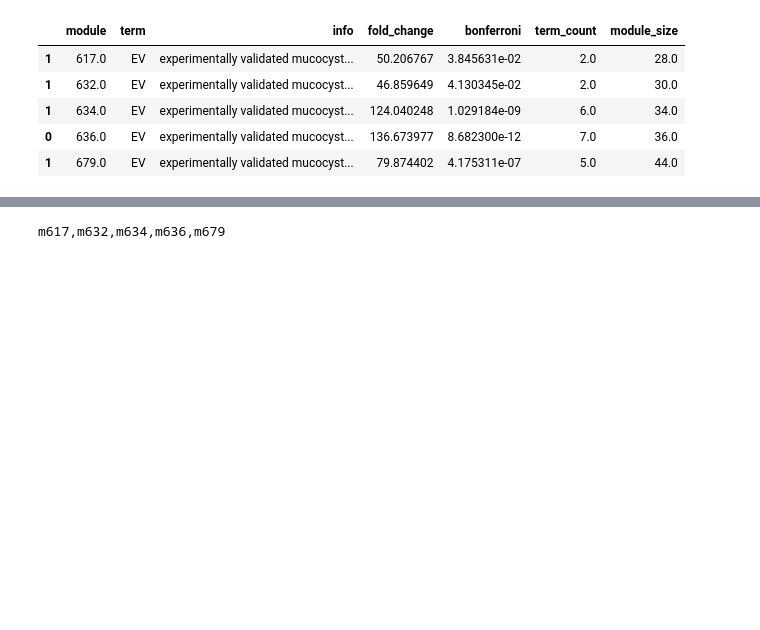
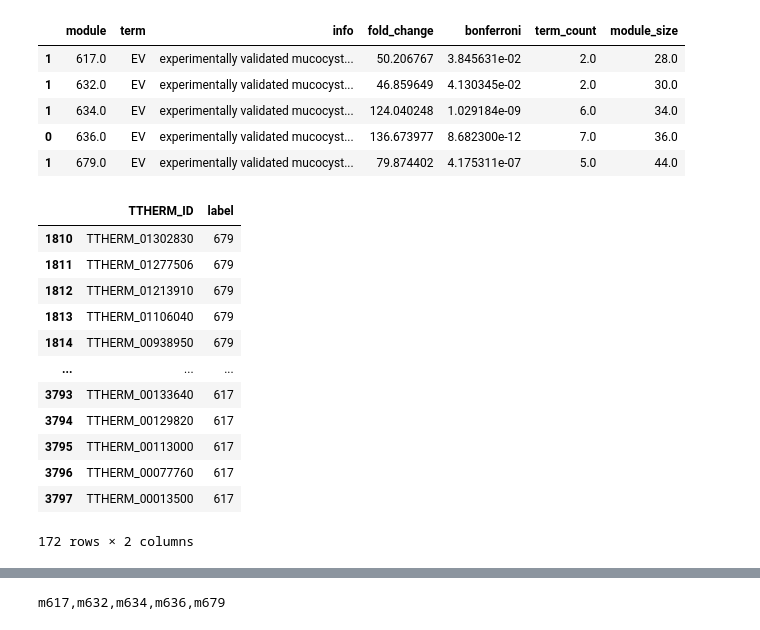
Before and after one commit to ltsypin/TGNE-2022, a Jupyter notebook: TGNE/embedding/enrichment_analysis.ipynb, the cells around one changed output, grey strips where cells are left out. Drawn from its saved outputs; the diff is of its cells as text; code cells hidden in the pictures; blank space fills up the shorter version.

```diff
--- a/TGNE/embedding/enrichment_analysis.ipynb
+++ b/TGNE/embedding/enrichment_analysis.ipynb
@@ -536,3 +556,19 @@ rna_seq_enrich.loc[rna_seq_enrich['term'].isin(['EV'])]
 | 1 | 634.0 | EV | experimentally validated mucocyst... | 124.040248 | 1.029184e-09 | 6.0 | 34.0 |
 | 0 | 636.0 | EV | experimentally validated mucocyst... | 136.673977 | 8.682300e-12 | 7.0 | 36.0 |
 | 1 | 679.0 | EV | experimentally validated mucocyst... | 79.874402 | 4.175311e-07 | 5.0 | 44.0 |
+# %%
+rna_seq.loc[rna_seq['label'].isin([int(m) for m in rna_seq_enrich.loc[rna_seq_enrich['term'].isin(['EV'])]['module'].values])]
+# %% [output]
+|  | TTHERM_ID | label |
+| 1810 | TTHERM_01302830 | 679 |
+| 1811 | TTHERM_01277506 | 679 |
+| 1812 | TTHERM_01213910 | 679 |
+| 1813 | TTHERM_01106040 | 679 |
+| 1814 | TTHERM_00938950 | 679 |
+| ... | ... | ... |
+| 3793 | TTHERM_00133640 | 617 |
+| 3794 | TTHERM_00129820 | 617 |
+| 3795 | TTHERM_00113000 | 617 |
+| 3796 | TTHERM_00077760 | 617 |
+| 3797 | TTHERM_00013500 | 617 |
+172 rows × 2 columns
```
Also changed, not shown: parts of 21 cells of this notebook, 22 other files.
